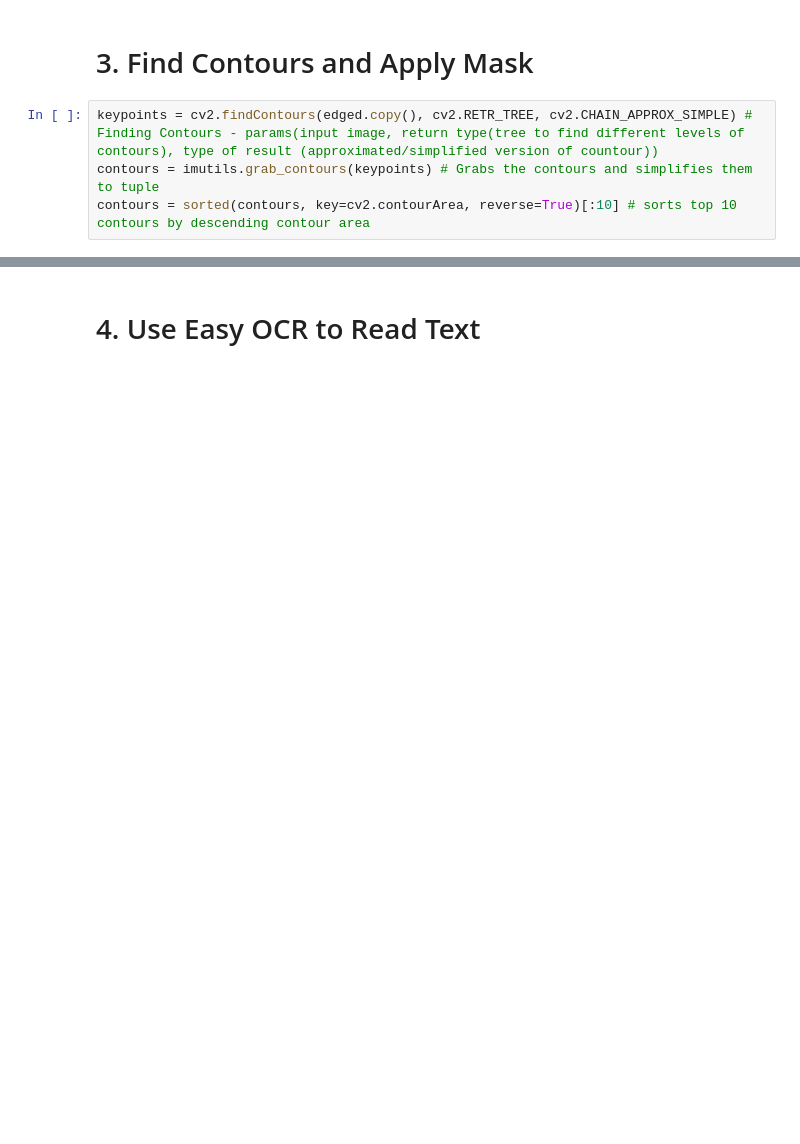
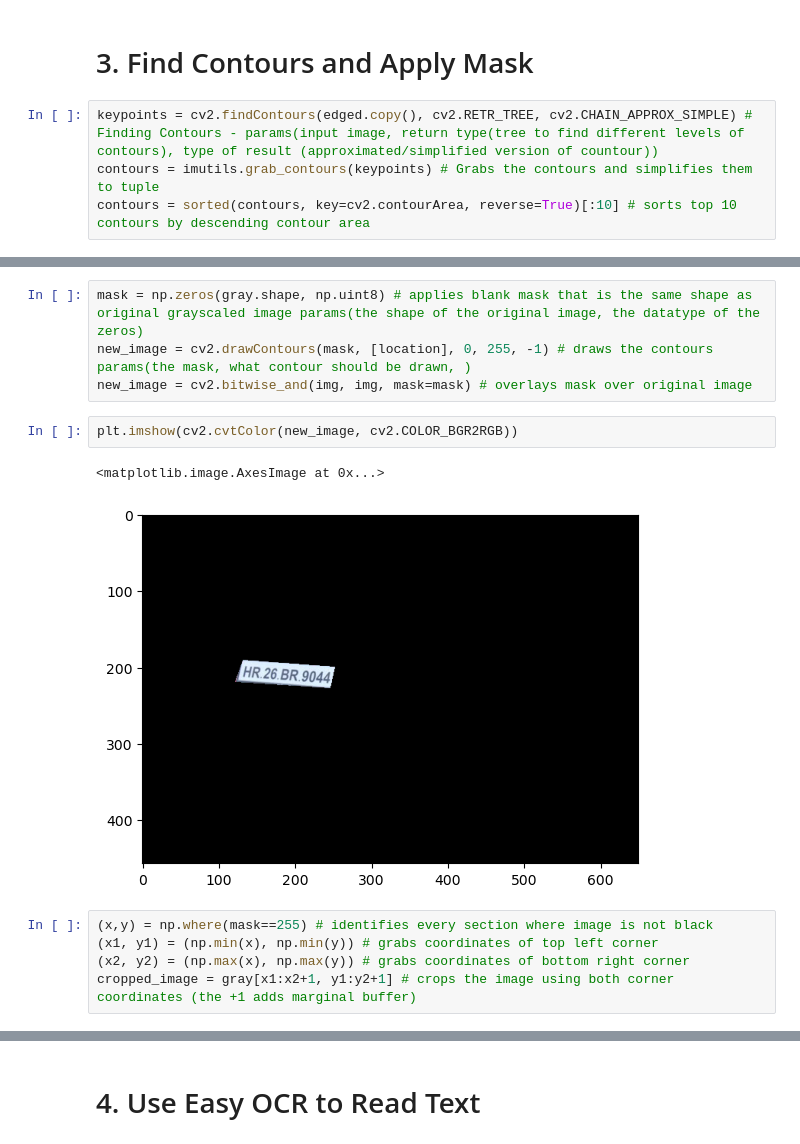
Before and after one commit to VishnuMano/licenseplate_recognition, a Jupyter notebook: v1/lpr_lvl1.ipynb, the cells around one changed output, grey strips where cells are left out. Cells and saved outputs as stored; diff of their text form; blank space fills up the shorter version.

```diff
--- a/v1/lpr_lvl1.ipynb
+++ b/v1/lpr_lvl1.ipynb
@@ -70,0 +71,14 @@ array([[[152, 136]],
+# %%
+mask = np.zeros(gray.shape, np.uint8) # applies blank mask that is the same shape as original grayscaled image params(the shape of the original image, the datatype of the zeros)
+new_image = cv2.drawContours(mask, [location], 0, 255, -1) # draws the contours params(the mask, what contour should be drawn, )
+new_image = cv2.bitwise_and(img, img, mask=mask) # overlays mask over original image
+# %%
+plt.imshow(cv2.cvtColor(new_image, cv2.COLOR_BGR2RGB))
+# %% [output]
+<matplotlib.image.AxesImage at 0x...>
+[figure, added]
+# %%
+(x,y) = np.where(mask==255) # identifies every section where image is not black
+(x1, y1) = (np.min(x), np.min(y)) # grabs coordinates of top left corner
+(x2, y2) = (np.max(x), np.max(y)) # grabs coordinates of bottom right corner
+cropped_image = gray[x1:x2+1, y1:y2+1] # crops the image using both corner coordinates (the +1 adds marginal buffer)
```
Also changed, not shown: parts of 7 cells of this notebook.
